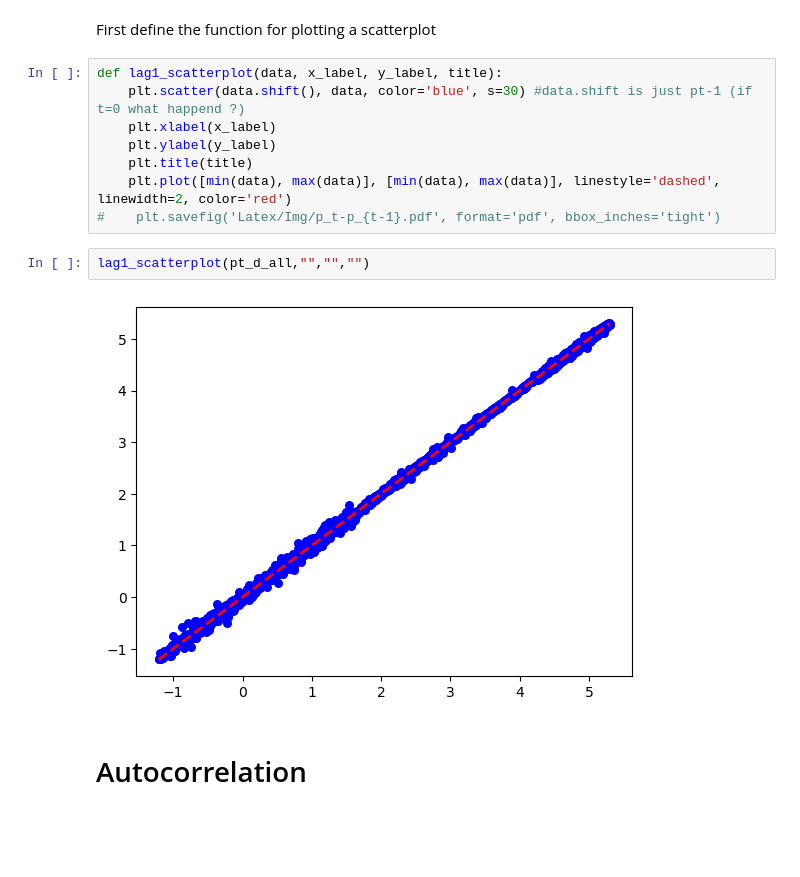
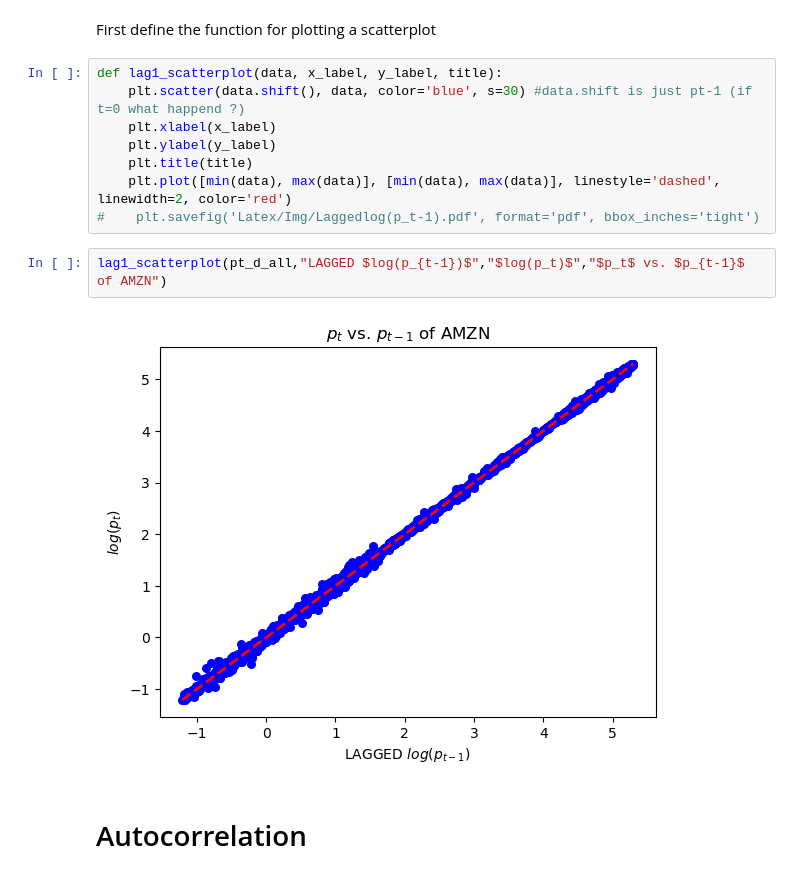
Before and after one commit to cgav1n1/Econometrics_Stylized_Facts, a Jupyter notebook: MidTermAssignment.ipynb, the cells around one changed output. Drawn from its saved outputs; the diff is of its cells as text; blank space fills up the shorter version.

Commit message:
Correction "snp500" sur la figure du lagged log; espace avant AMZN dnas preliminaire; indice du log(pt) qui était pas correctement mis

```diff
--- a/MidTermAssignment.ipynb
+++ b/MidTermAssignment.ipynb
@@ -334,11 +334,11 @@ def lag1_scatterplot(data, x_label, y_label, title):
     plt.ylabel(y_label)
     plt.title(title)
     plt.plot([min(data), max(data)], [min(data), max(data)], linestyle='dashed', linewidth=2, color='red')
-#    plt.savefig('Latex/Img/p_t-p_{t-1}.pdf', format='pdf', bbox_inches='tight')
+#    plt.savefig('Latex/Img/Laggedlog(p_t-1).pdf', format='pdf', bbox_inches='tight')
 # %%
-lag1_scatterplot(pt_d_all,"","","")
+lag1_scatterplot(pt_d_all,"LAGGED $log(p_{t-1})$","$log(p_t)$","$p_t$ vs. $p_{t-1}$ of AMZN")
 # %% [output]
-[figure, old version]
+[figure, new version]
 # %% [markdown]
 # Autocorrelation
 # %%
```
Also changed, not shown: 15 other files.
